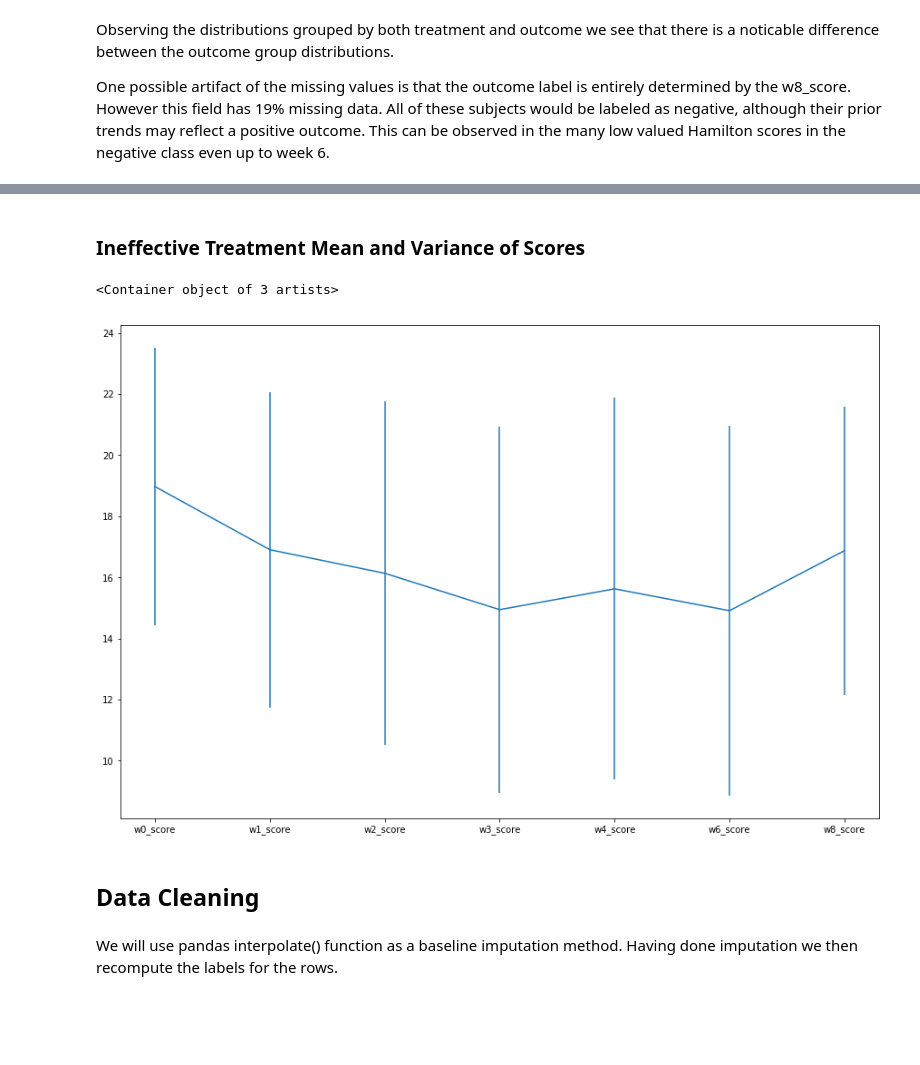
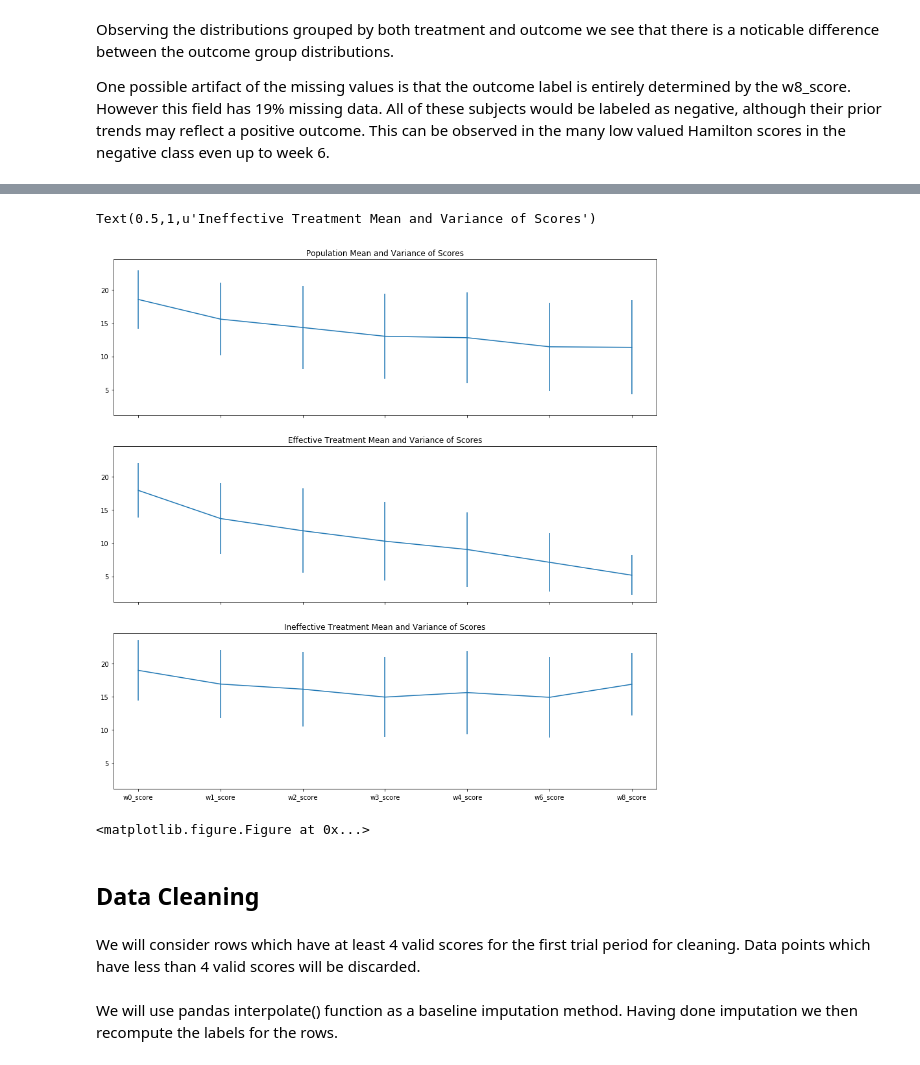
Before and after one commit to moduIo/Clinical-Depression-Study, a Jupyter notebook: main.ipynb, the cells around one changed output, grey strips where cells are left out. Cells and saved outputs as stored; diff of their text form; code cells hidden in the pictures; blank space fills up the shorter version.

Commit message:
Add subplot for mean and variance, throw out data with too few trial 1 scores

```diff
--- a/main.ipynb
+++ b/main.ipynb
@@ -146,11 +130,23 @@ plt.errorbar(first_trial_scores, data.loc[data['label'] == 1][first_trial_scores
-# %% [markdown]
-### Ineffective Treatment Mean and Variance of Scores
-# %%
-errors = data.loc[data['label'] == 0][first_trial_scores].std()
-plt.figure(figsize=(15,10))
-plt.errorbar(first_trial_scores, data.loc[data['label'] == 0][first_trial_scores].mean(), errors)
-# %% [output]
-<Container object of 3 artists>
-[figure, removed]
+# %%
+fig, ax = plt.subplots(3, sharex=True, sharey=True, figsize=(15,15))
+plt.figure(figsize=(25,20))
+
+errors = data[first_trial_scores].std()
+ax[0].errorbar(first_trial_scores, data[first_trial_scores].mean(), errors)
+ax[0].set_title('Population Mean and Variance of Scores')
+
+errors = data.loc[data['label'] == 1][first_trial_scores].std()
+ax[1].errorbar(first_trial_scores, data.loc[data['label'] == 1][first_trial_scores].mean(), errors)
+ax[1].set_title('Effective Treatment Mean and Variance of Scores')
+
+errors = data.loc[data['label'] == 0][first_trial_scores].std()
+ax[2].errorbar(first_trial_scores, data.loc[data['label'] == 0][first_trial_scores].mean(), errors)
+ax[2].set_title('Ineffective Treatment Mean and Variance of Scores')
+# %% [output]
+Text(0.5,1,u'Ineffective Treatment Mean and Variance of Scores')
+[figure, added]
+<matplotlib.figure.Figure at 0x...>
 # %% [markdown]
 ## Data Cleaning
+# %% [markdown]
+We will consider rows which have at least 4 valid scores for the first trial period for cleaning.  Data points which have less than 4 valid scores will be discarded.
```
Also changed, not shown: parts of 10 cells of this notebook.
